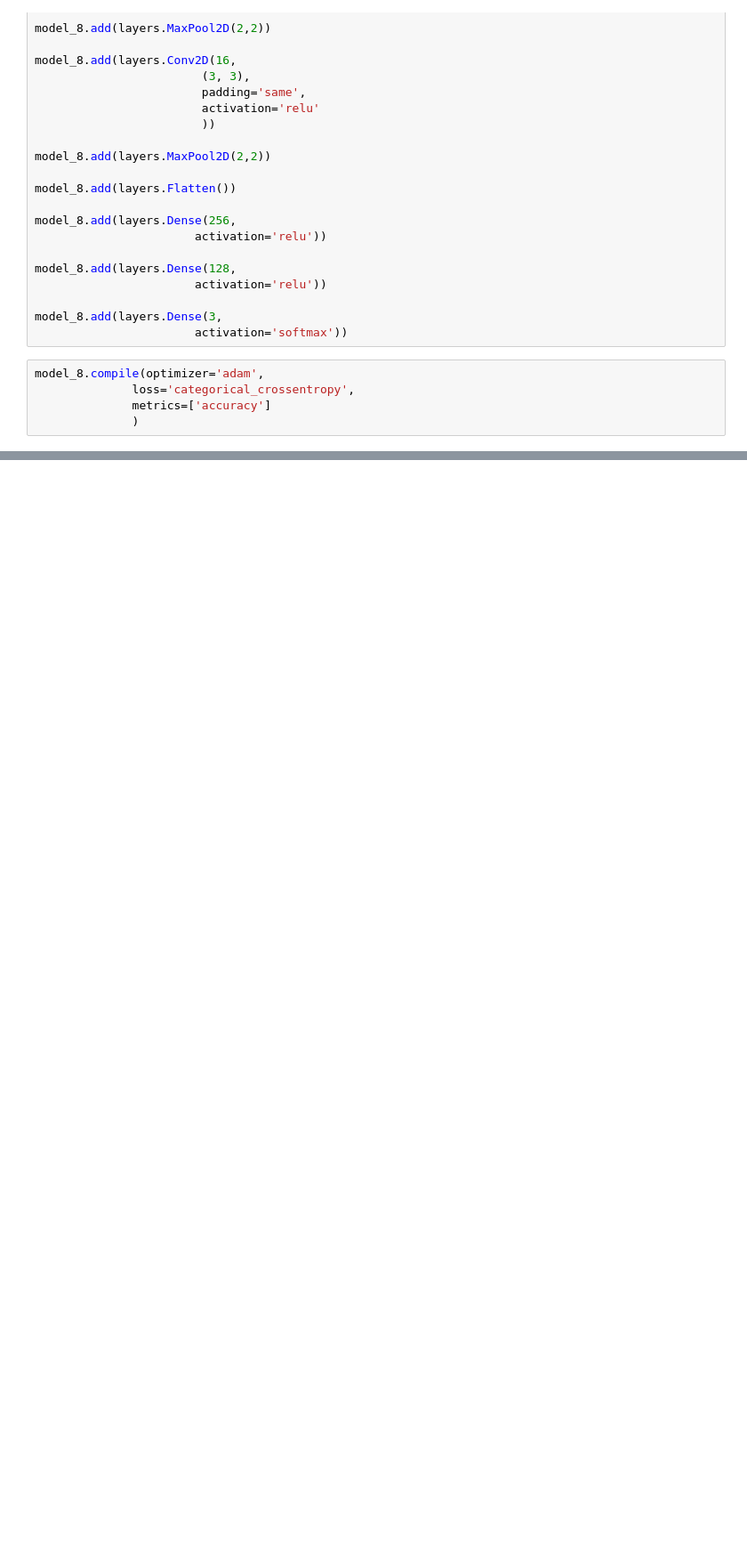
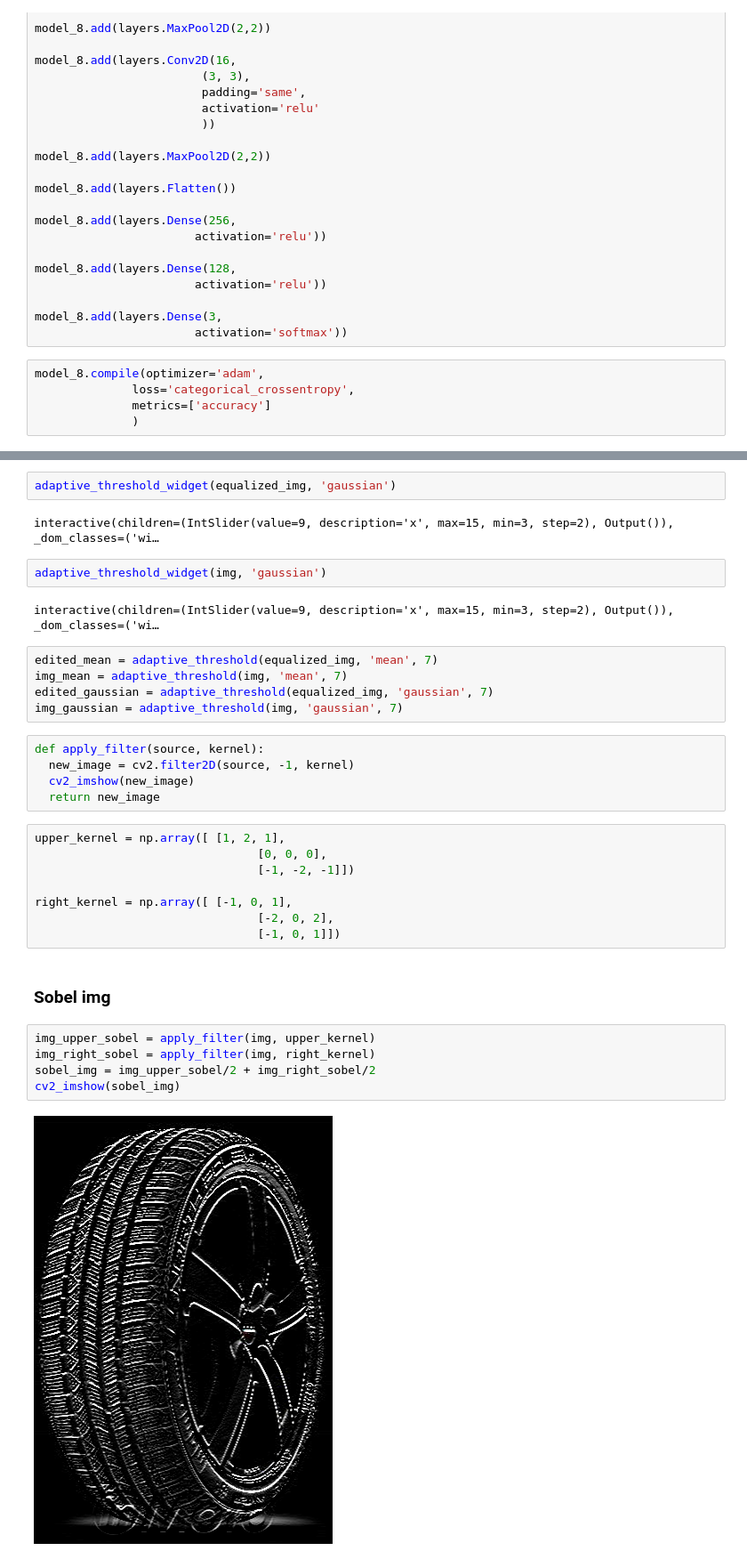
Before and after one commit to lukzedle/TireTreadClassifier, a Jupyter notebook: Tires_Computer_Vision.ipynb, the cells around one changed output, grey strips where cells are left out. Shown at 89% size. Saved outputs shown, nothing was run; the diff lists cells and outputs as text; blank space fills up the shorter version.

```diff
--- a/Tires_Computer_Vision.ipynb
+++ b/Tires_Computer_Vision.ipynb
@@ -1164,0 +1440,35 @@ Epoch 10/10
+# %%
+adaptive_threshold_widget(equalized_img, 'gaussian')
+# %% [output]
+interactive(children=(IntSlider(value=9, description='x', max=15, min=3, step=2), Output()), _dom_classes=('wi…
+# %%
+adaptive_threshold_widget(img, 'gaussian')
+# %% [output]
+interactive(children=(IntSlider(value=9, description='x', max=15, min=3, step=2), Output()), _dom_classes=('wi…
+# %%
+edited_mean = adaptive_threshold(equalized_img, 'mean', 7)
+img_mean = adaptive_threshold(img, 'mean', 7)
+edited_gaussian = adaptive_threshold(equalized_img, 'gaussian', 7)
+img_gaussian = adaptive_threshold(img, 'gaussian', 7)
+# %%
+def apply_filter(source, kernel):
+  new_image = cv2.filter2D(source, -1, kernel)
+  cv2_imshow(new_image)
+  return new_image
+# %%
+upper_kernel = np.array([ [1, 2, 1],
+                                [0, 0, 0],
+                                [-1, -2, -1]])
+
+right_kernel = np.array([ [-1, 0, 1],
+                                [-2, 0, 2],
+                                [-1, 0, 1]])
+# %% [markdown]
+### Sobel img
+# %%
+img_upper_sobel = apply_filter(img, upper_kernel)
+img_right_sobel = apply_filter(img, right_kernel)
+sobel_img = img_upper_sobel/2 + img_right_sobel/2
+cv2_imshow(sobel_img)
+# %% [output]
+[figure, added]
```
Also changed, not shown: parts of 56 cells of this notebook.
